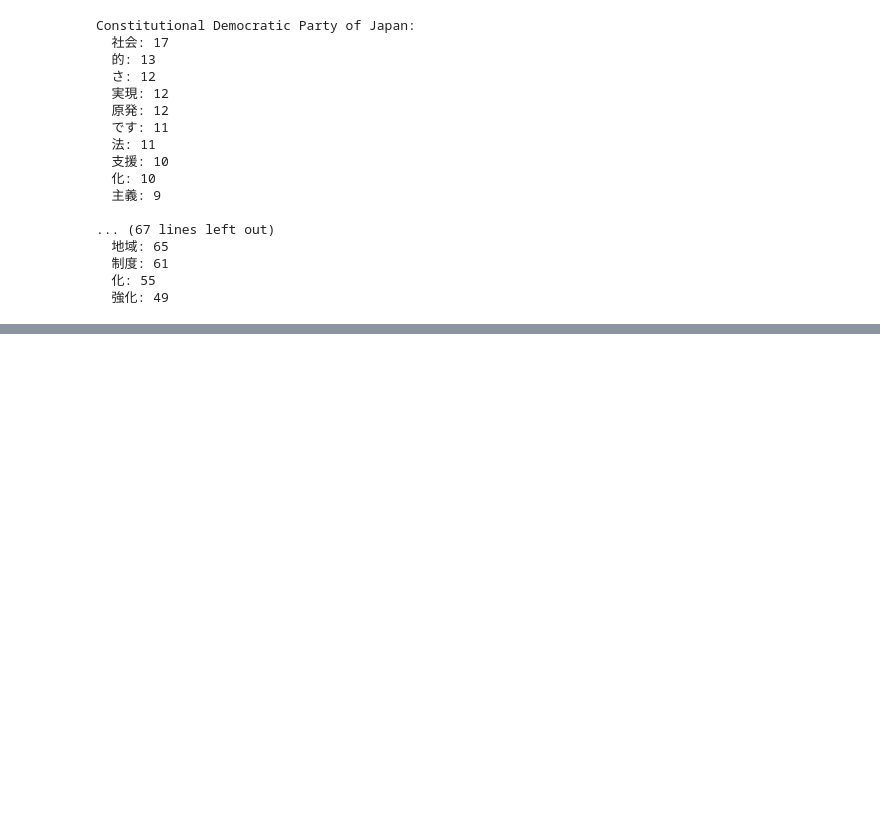
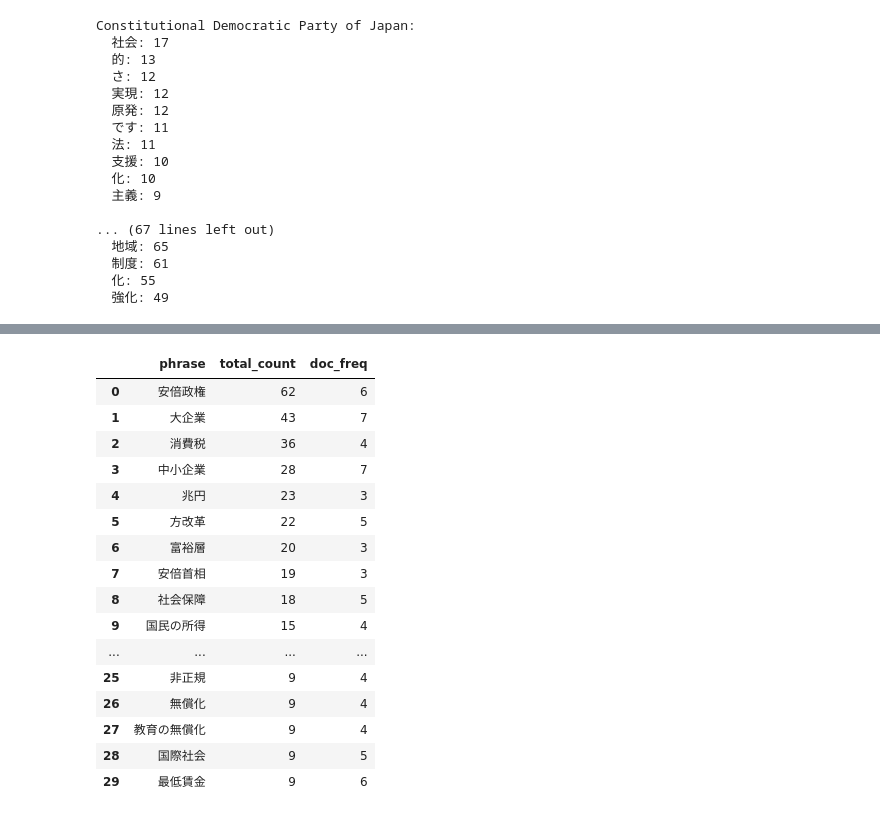
Before and after one commit to ninaudagawa/Media-Politics, a Jupyter notebook: project/notebooks/manifesto_keywords.ipynb, the cells around one changed output, grey strips where cells are left out. Cells and saved outputs as stored; diff of their text form; code cells hidden in the pictures; blank space fills up the shorter version.

```diff
--- a/project/notebooks/manifesto_keywords.ipynb
+++ b/project/notebooks/manifesto_keywords.ipynb
@@ -196,0 +439,73 @@ Constitutional Democratic Party of Japan:
+# %%
+from collections import Counter, defaultdict
+
+def extract_political_phrases(csv_path, n=2, start_year=2001, end_year=2021,
+                                min_doc_freq=3, top_n=30):
+    df = pd.read_csv(csv_path)
+    df["year"] = pd.to_datetime(df["date"]).dt.year
+    df = df[(df["year"] >= start_year) & (df["year"] <= end_year)]
+
+    phrase_counts = Counter()
+    phrase_doc_ids = defaultdict(set)
+
+    for _, row in df.iterrows():
+        text = str(row["text"])
+        manifesto_id = row["manifesto_id"]
+
+        for chunk in chunk_text(text):
+            doc = nlp(chunk)
+            tokens = [token for token in doc if not token.is_space and not token.is_punct]
+
+            i = 0
+            while i < len(tokens):
+                # try to build a noun-based phrase starting at i
+                phrase_tokens = []
+                j = i
+                while j < len(tokens) and (
+                    tokens[j].pos_ in ("NOUN", "PROPN")
+                    or (tokens[j].text == "の" and phrase_tokens)
+                ):
+                    phrase_tokens.append(tokens[j].text)
+                    j += 1
+
+                if len(phrase_tokens) >= n:
+                    phrase = "".join(phrase_tokens)
+                    phrase_counts[phrase] += 1
+                    phrase_doc_ids[phrase].add(manifesto_id)
+
+                i = j if j > i else i + 1
+
+    rows = [
+        {"phrase": phrase, "total_count": count, "doc_freq": len(phrase_doc_ids[phrase])}
+        for phrase, count in phrase_counts.items()
+        if len(phrase_doc_ids[phrase]) >= min_doc_freq
+    ]
+
+    result_df = pd.DataFrame(rows).sort_values("total_count", ascending=False).head(top_n)
+    return result_df.reset_index(drop=True)
+
+political_phrases_df = extract_political_phrases(
+    "../../project/data/clean/Japan_sorted_manifestos.csv",
+    n=2,
+    min_doc_freq=3,
+    top_n=30
+)
+political_phrases_df
+# %% [output]
+|  | phrase | total_count | doc_freq |
+| 0 | 安倍政権 | 62 | 6 |
+| 1 | 大企業 | 43 | 7 |
+| 2 | 消費税 | 36 | 4 |
+| 3 | 中小企業 | 28 | 7 |
+| 4 | 兆円 | 23 | 3 |
+| 5 | 方改革 | 22 | 5 |
+| 6 | 富裕層 | 20 | 3 |
+| 7 | 安倍首相 | 19 | 3 |
+| 8 | 社会保障 | 18 | 5 |
+| 9 | 国民の所得 | 15 | 4 |
+| ... | ... | ... | ... |
+| 25 | 非正規 | 9 | 4 |
+| 26 | 無償化 | 9 | 4 |
+| 27 | 教育の無償化 | 9 | 4 |
+| 28 | 国際社会 | 9 | 5 |
+| 29 | 最低賃金 | 9 | 6 |
```
Also changed, not shown: parts of 6 cells of this notebook.
